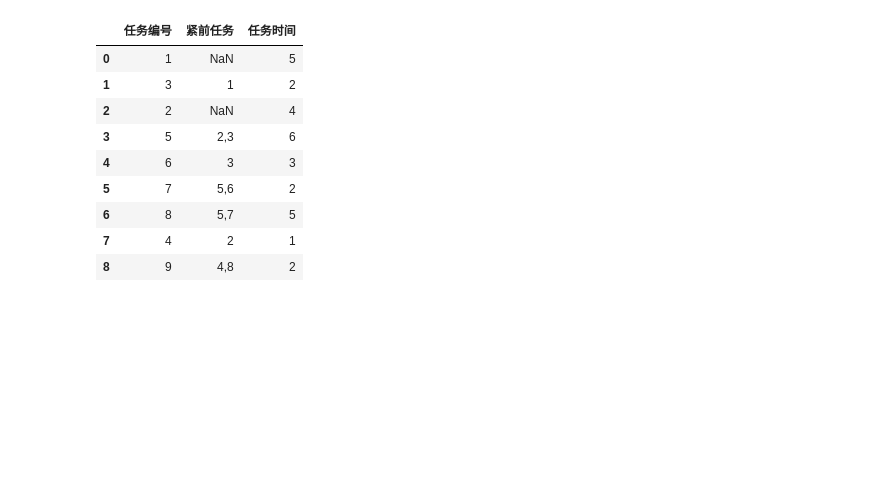
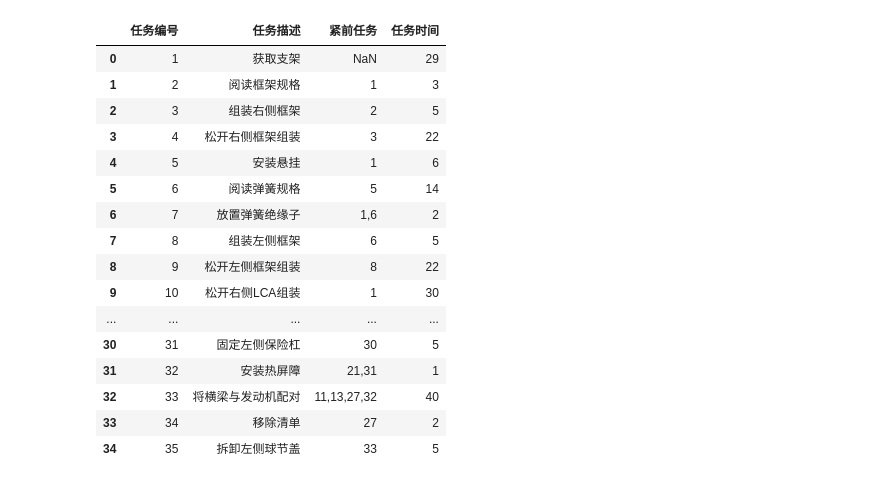
Before and after one commit to erikpsw/Data-Science, a Jupyter notebook: model/production/ALB.ipynb, the cells around one changed output. Saved outputs shown, nothing was run; the diff lists cells and outputs as text; code cells hidden in the pictures; blank space fills up the shorter version.

```diff
--- a/model/production/ALB.ipynb
+++ b/model/production/ALB.ipynb
@@ -1,22 +1,30 @@
 # %%
 import pandas as pd
 import numpy as np
 import random
 import math
 
 df = pd.read_csv('test_data1.csv', sep=' ')
+df = pd.read_csv('data.csv', sep=' ')
 df
 # %% [output]
-|  | 任务编号 | 紧前任务 | 任务时间 |
-| 0 | 1 | NaN | 5 |
-| 1 | 3 | 1 | 2 |
-| 2 | 2 | NaN | 4 |
-| 3 | 5 | 2,3 | 6 |
-| 4 | 6 | 3 | 3 |
-| 5 | 7 | 5,6 | 2 |
-| 6 | 8 | 5,7 | 5 |
-| 7 | 4 | 2 | 1 |
-| 8 | 9 | 4,8 | 2 |
+|  | 任务编号 | 任务描述 | 紧前任务 | 任务时间 |
+| 0 | 1 | 获取支架 | NaN | 29 |
+| 1 | 2 | 阅读框架规格 | 1 | 3 |
+| 2 | 3 | 组装右侧框架 | 2 | 5 |
+| 3 | 4 | 松开右侧框架组装 | 3 | 22 |
+| 4 | 5 | 安装悬挂 | 1 | 6 |
+| 5 | 6 | 阅读弹簧规格 | 5 | 14 |
+| 6 | 7 | 放置弹簧绝缘子 | 1,6 | 2 |
+| 7 | 8 | 组装左侧框架 | 6 | 5 |
+| 8 | 9 | 松开左侧框架组装 | 8 | 22 |
+| 9 | 10 | 松开右侧LCA组装 | 1 | 30 |
+| ... | ... | ... | ... | ... |
+| 30 | 31 | 固定左侧保险杠 | 30 | 5 |
+| 31 | 32 | 安装热屏障 | 21,31 | 1 |
+| 32 | 33 | 将横梁与发动机配对 | 11,13,27,32 | 40 |
+| 33 | 34 | 移除清单 | 27 | 2 |
+| 34 | 35 | 拆卸左侧球节盖 | 33 | 5 |
 # %%
 df['任务时间'] = df['任务时间'].astype(str).str.extract('(\d+)').astype(float)
 def process_predecessors(pred_str):
```
Also changed, not shown: parts of 5 cells of this notebook, 7 other files.
